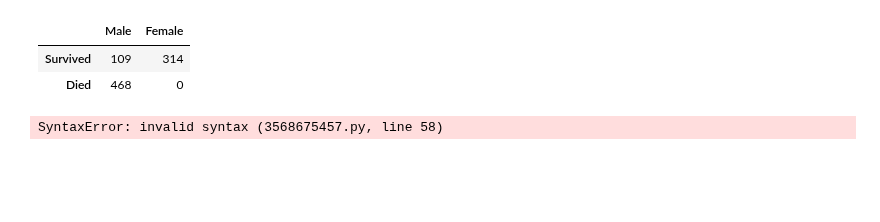
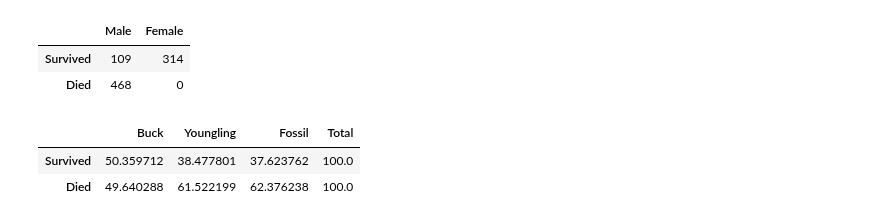
Before and after one commit to IsaacG-L/AI, a Jupyter notebook: Semester 1/Titanic/Titanic.ipynb, the cells around one changed output. Drawn from its saved outputs; the diff is of its cells as text; code cells hidden in the pictures; blank space fills up the shorter version.

```diff
--- a/Semester 1/Titanic/Titanic.ipynb
+++ b/Semester 1/Titanic/Titanic.ipynb
@@ -312,32 +310,34 @@ for idx in range(len(data)):
         allPeopleSurvived += 1
         allPeopleDied += 1
     elif data.loc[idx]["Age"] > 18 and data.loc[idx]["Age"] <= 45 and data.loc[idx]["Survived"] == 1:
         syoungling += 1
         younglingtotal += 1
         allPeople += 1
         allPeopleSurvived += 1
         allPeopleDied += 1
     elif data.loc[idx]["Age"] >= 46 and data.loc[idx]["Survived"] == 0:
         dfossil += 1
         fossiltotal += 1
         allPeople += 1
         allPeopleSurvived += 1
         allPeopleDied += 1
     elif data.loc[idx]["Age"] >= 46 and data.loc[idx]["Survived"] == 1:
         sfossil += 1
         fossiltotal += 1
         allPeople += 1
         allPeopleSurvived += 1
         allPeopleDied += 1
 conTable = {
     "Buck": [sbuck/bucktotal * 100 , dbuck/bucktotal * 100],
     "Youngling": [syoungling/younglingtotal * 100, dyoungling/younglingtotal * 100],
-    "Fossil" : [sfossil/fossiltotal * 100, dfossil/fossiltotal * 100]
+    "Fossil" : [sfossil/fossiltotal * 100, dfossil/fossiltotal * 100],
     "Total": [allPeopleSurvived/allPeople * 100, allPeopleDied/allPeople* 100]
 }
 
 data2 = pd.DataFrame(conTable)
 data2.index = ["Survived", "Died"]
 data2.head()
 # %% [output]
-SyntaxError: invalid syntax (3568675457.py, line 58)
+|  | Buck | Youngling | Fossil | Total |
+| Survived | 50.359712 | 38.477801 | 37.623762 | 100.0 |
+| Died | 49.640288 | 61.522199 | 62.376238 | 100.0 |
```
Also changed, not shown: parts of 7 cells of this notebook.
